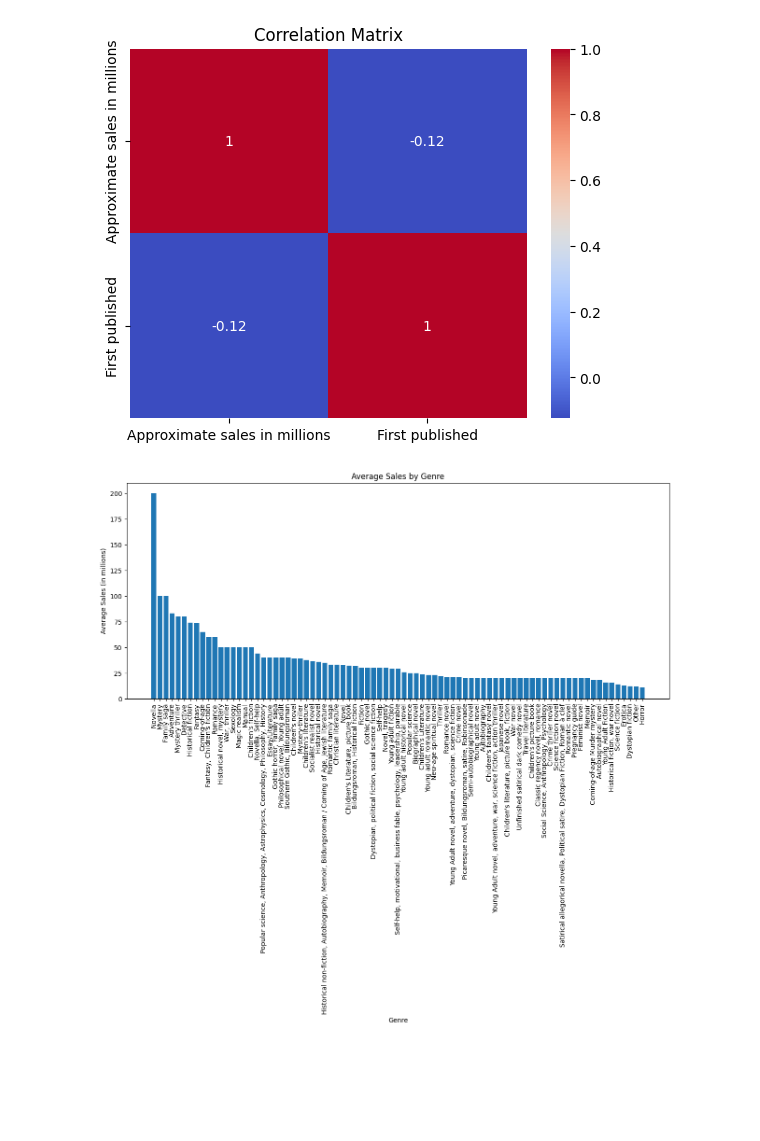
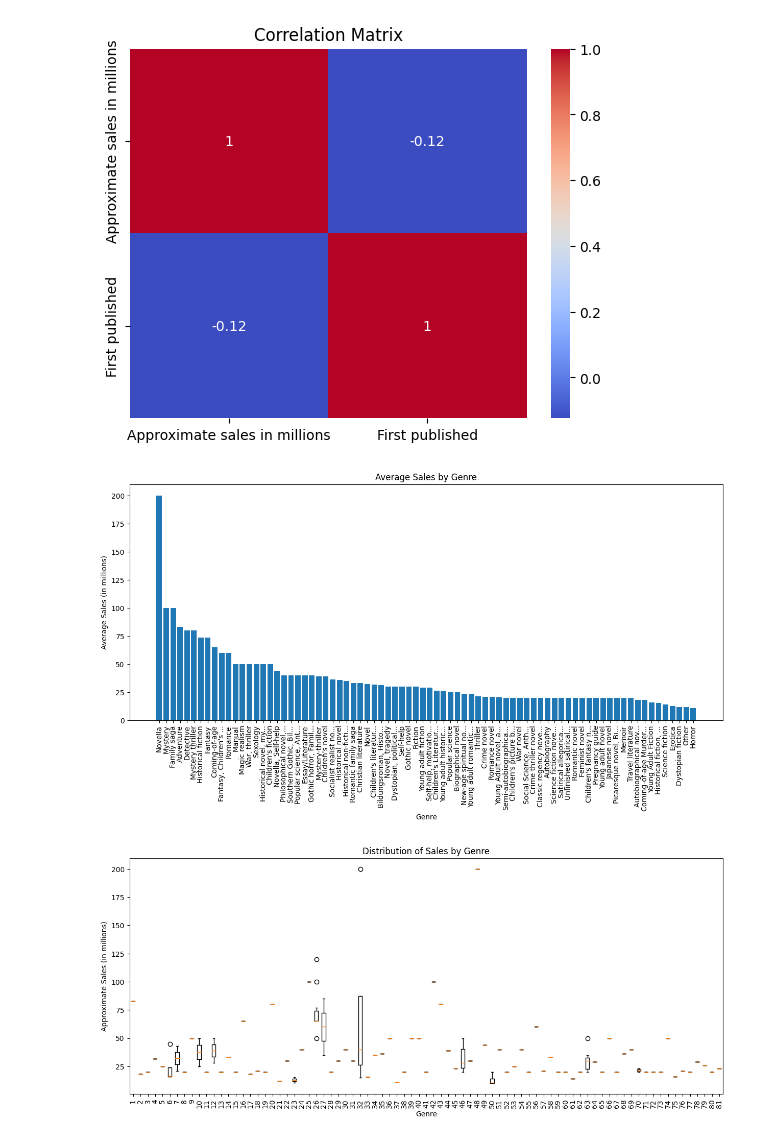
Before and after one commit to AestheticPoints/best-seller-books, a Jupyter notebook: data_visualization.ipynb, the cells around one changed output. Drawn from its saved outputs; the diff is of its cells as text; code cells hidden in the pictures; blank space fills up the shorter version.

```diff
--- a/data_visualization.ipynb
+++ b/data_visualization.ipynb
@@ -235,7 +332,7 @@ plt.show()
 [figure]
 # %%
 # Calculate the average sales for each genre
-average_sales_by_genre = df.groupby('Genre')['Approximate sales in millions'].mean()
+average_sales_by_genre = df.groupby('Truncated Genre')['Approximate sales in millions'].mean()
 
 # sort the values in descending order
 average_sales_by_genre = average_sales_by_genre.sort_values(ascending=False)
@@ -249,4 +346,15 @@ plt.title('Average Sales by Genre')
 plt.xticks(rotation=90)
 plt.show()
 # %% [output]
-[figure, old version]
+[figure, new version]
+# %%
+# Create a box plot to visualize the distribution of sales by genre
+plt.figure(figsize=(15, 6))
+plt.xticks(rotation=90)
+plt.xlabel('Genre')
+plt.ylabel('Approximate Sales (in millions)')
+plt.title('Distribution of Sales by Genre')
+plt.boxplot(df.groupby('Genre')['Approximate sales in millions'].apply(list).values)
+plt.show()
+# %% [output]
+[figure, added]
```
Also changed, not shown: parts of 12 cells of this notebook.
